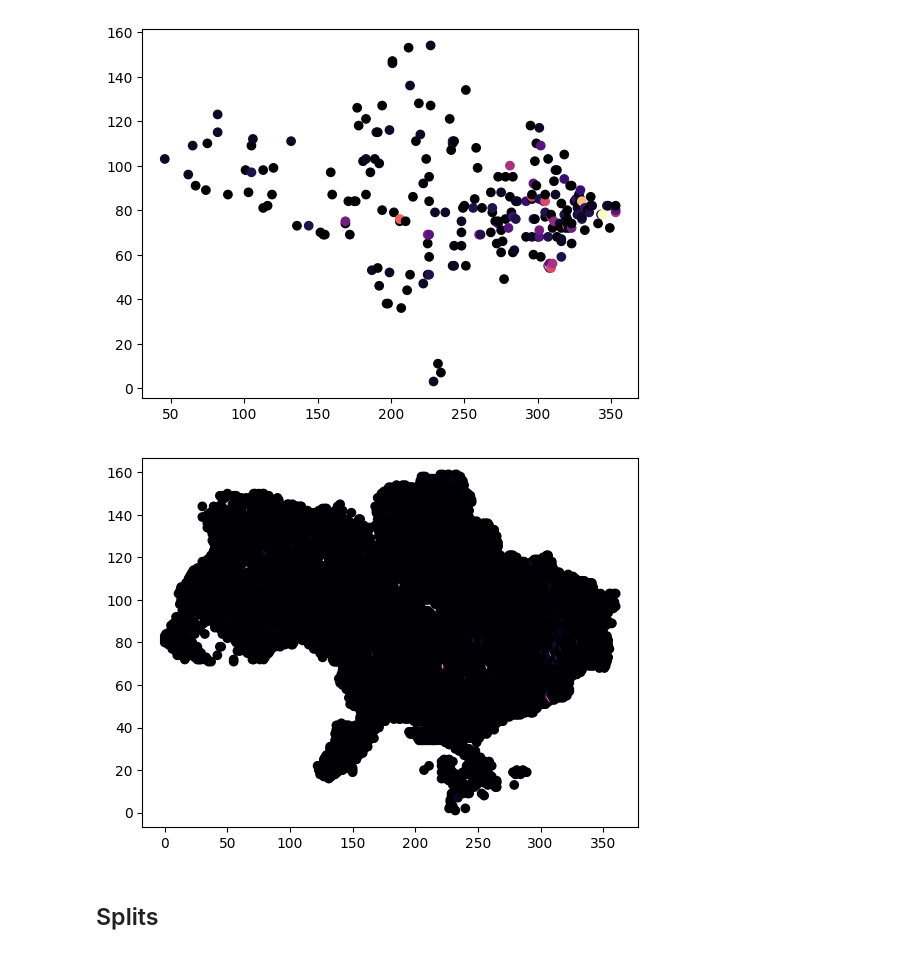
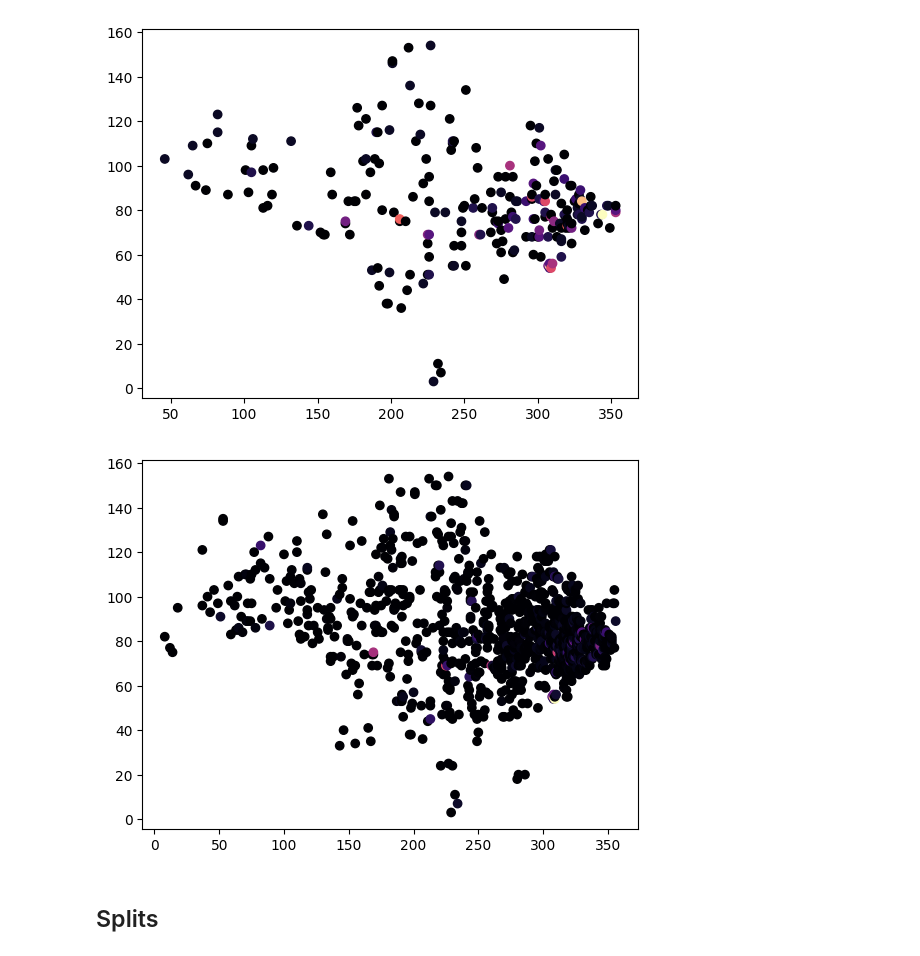
Before and after one commit to auto-d/flashpoint-detector, a Jupyter notebook: notebooks/eda.ipynb, the cells around one changed output. Cells and saved outputs as stored; diff of their text form; code cells hidden in the pictures.

```diff
--- a/notebooks/eda.ipynb
+++ b/notebooks/eda.ipynb
@@ -598,9 +624,9 @@ plot_story(lattice, start=0, end=1, heatmap=True)
 # %% [output]
 [figure]
 # %%
-plot_story(lattice, heatmap=True)
+plot_story(lattice, start=0, end=10, heatmap=True)
 # %% [output]
-[figure, old version]
+[figure, new version]
 # %% [markdown]
 ## Splits
 # %% [markdown]
```
Also changed, not shown: parts of 3 cells of this notebook, 3 other files.
